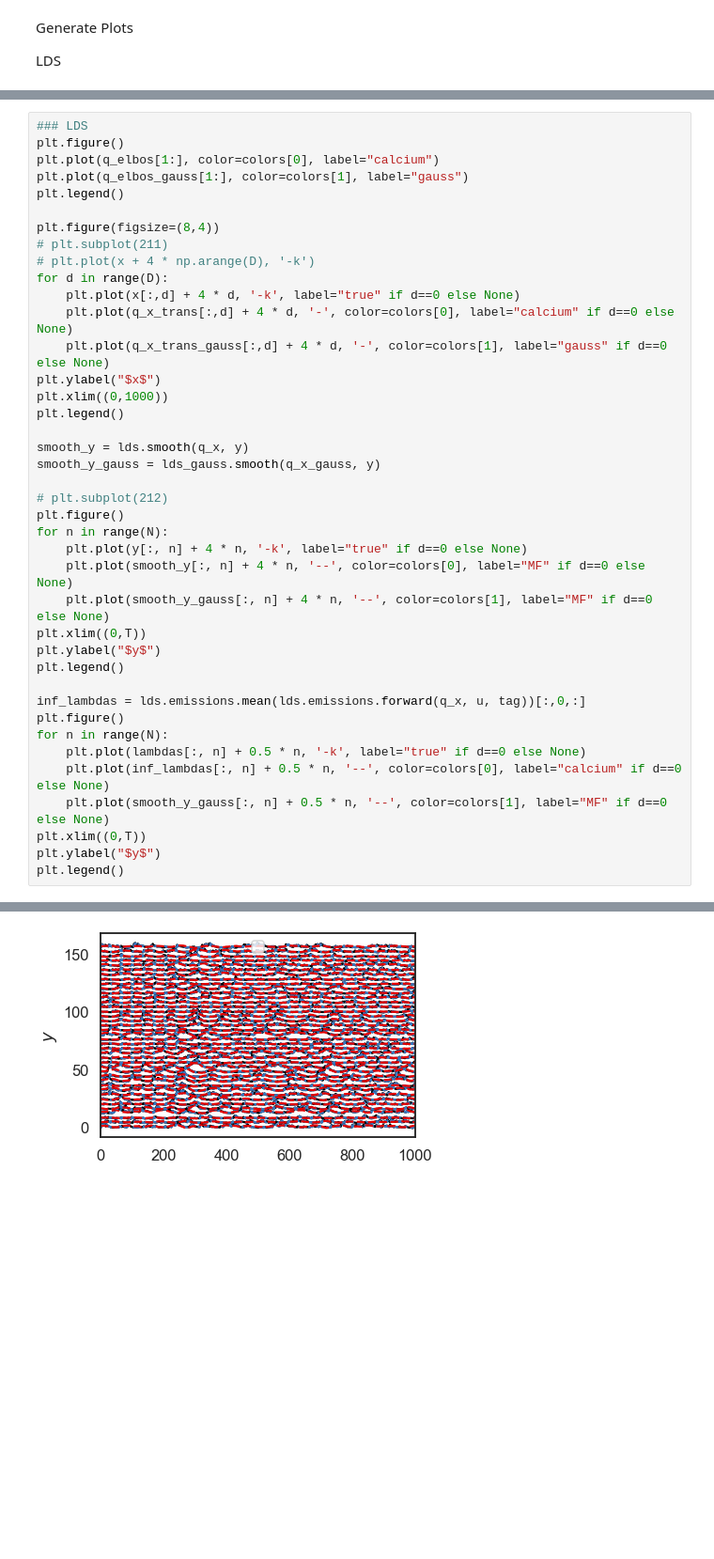
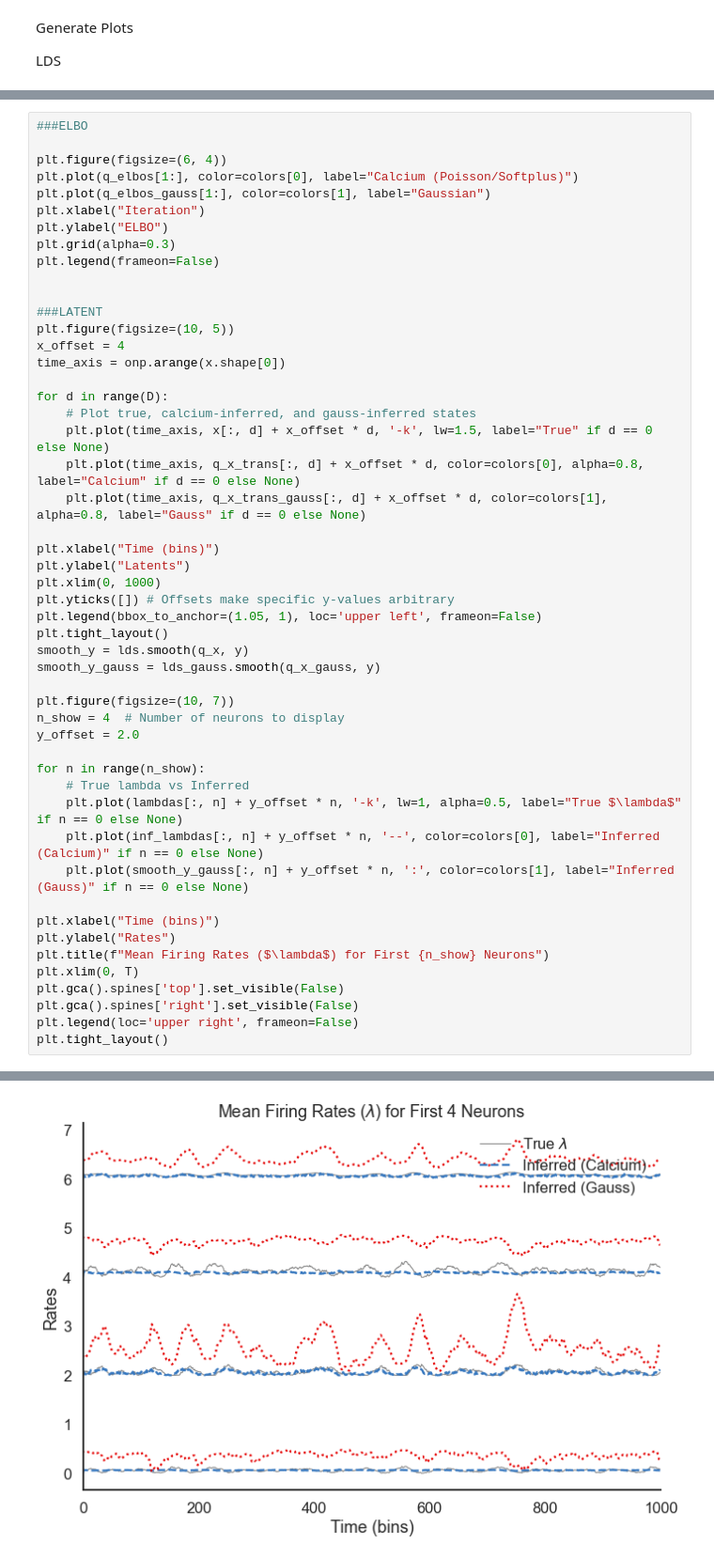
Before and after one commit to skeeley/Calcium_likelihoods, a Jupyter notebook: Calcium_likelihood_test.ipynb, the cells around one changed output, grey strips where cells are left out. Shown at 94% size. Saved outputs shown, nothing was run; the diff lists cells and outputs as text; blank space fills up the shorter version.

```diff
--- a/Calcium_likelihood_test.ipynb
+++ b/Calcium_likelihood_test.ipynb
@@ -376,41 +185,51 @@ ls_hat
 # %%
-### LDS
-plt.figure()
-plt.plot(q_elbos[1:], color=colors[0], label="calcium")
-plt.plot(q_elbos_gauss[1:], color=colors[1], label="gauss")
-plt.legend()
+###ELBO
 
-plt.figure(figsize=(8,4))
-# plt.subplot(211)
-# plt.plot(x + 4 * np.arange(D), '-k')
+plt.figure(figsize=(6, 4))
+plt.plot(q_elbos[1:], color=colors[0], label="Calcium (Poisson/Softplus)")
+plt.plot(q_elbos_gauss[1:], color=colors[1], label="Gaussian")
+plt.xlabel("Iteration")
+plt.ylabel("ELBO")
+plt.grid(alpha=0.3)
+plt.legend(frameon=False)
+
+
+###LATENT
+plt.figure(figsize=(10, 5))
+x_offset = 4
+time_axis = onp.arange(x.shape[0])
+
 for d in range(D):
-    plt.plot(x[:,d] + 4 * d, '-k', label="true" if d==0 else None)
-    plt.plot(q_x_trans[:,d] + 4 * d, '-', color=colors[0], label="calcium" if d==0 else None)
-    plt.plot(q_x_trans_gauss[:,d] + 4 * d, '-', color=colors[1], label="gauss" if d==0 else None)
-plt.ylabel("$x$")
-plt.xlim((0,1000))
-plt.legend()
+    # Plot true, calcium-inferred, and gauss-inferred states
+    plt.plot(time_axis, x[:, d] + x_offset * d, '-k', lw=1.5, label="True" if d == 0 else None)
+    plt.plot(time_axis, q_x_trans[:, d] + x_offset * d, color=colors[0], alpha=0.8, label="Calcium" if d == 0 else None)
+    plt.plot(time_axis, q_x_trans_gauss[:, d] + x_offset * d, color=colors[1], alpha=0.8, label="Gauss" if d == 0 else None)
 
+plt.xlabel("Time (bins)")
+plt.ylabel("Latents")
+plt.xlim(0, 1000)
+plt.yticks([]) # Offsets make specific y-values arbitrary
+plt.legend(bbox_to_anchor=(1.05, 1), loc='upper left', frameon=False)
+plt.tight_layout()
 smooth_y = lds.smooth(q_x, y)
 smooth_y_gauss = lds_gauss.smooth(q_x_gauss, y)
 
-# plt.subplot(212)
-plt.figure()
-for n in range(N):
-    plt.plot(y[:, n] + 4 * n, '-k', label="true" if d==0 else None)
-    plt.plot(smooth_y[:, n] + 4 * n, '--', color=colors[0], label="MF" if d==0 else None)
-    plt.plot(smooth_y_gauss[:, n] + 4 * n, '--', color=colors[1], label="MF" if d==0 else None)
-plt.xlim((0,T))
-plt.ylabel("$y$")
-plt.legend()
+plt.figure(figsize=(10, 7))
+n_show = 4  # Number of neurons to display
+y_offset = 2.0
 
-inf_lambdas = lds.emissions.mean(lds.emissions.forward(q_x, u, tag))[:,0,:]
-plt.figure()
-for n in range(N):
-    plt.plot(lambdas[:, n] + 0.5 * n, '-k', label="true" if d==0 else None)
-    plt.plot(inf_lambdas[:, n] + 0.5 * n, '--', color=colors[0], label="calcium" if d==0 else None)
-    plt.plot(smooth_y_gauss[:, n] + 0.5 * n, '--', color=colors[1], label="MF" if d==0 else None)
-plt.xlim((0,T))
-plt.ylabel("$y$")
-plt.legend()
+for n in range(n_show):
+    # True lambda vs Inferred
+    plt.plot(lambdas[:, n] + y_offset * n, '-k', lw=1, alpha=0.5, label="True $\lambda$" if n == 0 else None)
+    plt.plot(inf_lambdas[:, n] + y_offset * n, '--', color=colors[0], label="Inferred (Calcium)" if n == 0 else None)
+    plt.plot(smooth_y_gauss[:, n] + y_offset * n, ':', color=colors[1], label="Inferred (Gauss)" if n == 0 else None)
+
+plt.xlabel("Time (bins)")
+plt.ylabel("Rates")
+plt.title(f"Mean Firing Rates ($\lambda$) for First {n_show} Neurons")
+plt.xlim(0, T)
+plt.gca().spines['top'].set_visible(False)
+plt.gca().spines['right'].set_visible(False)
+plt.legend(loc='upper right', frameon=False)
+plt.tight_layout()
 # %% [output]
@@ -422 +238 @@ WARNING:matplotlib.legend:No handles with labels found to put in legend.
-[figure, old version]
+[figure, new version]
```
Also changed, not shown: parts of 14 cells of this notebook.
